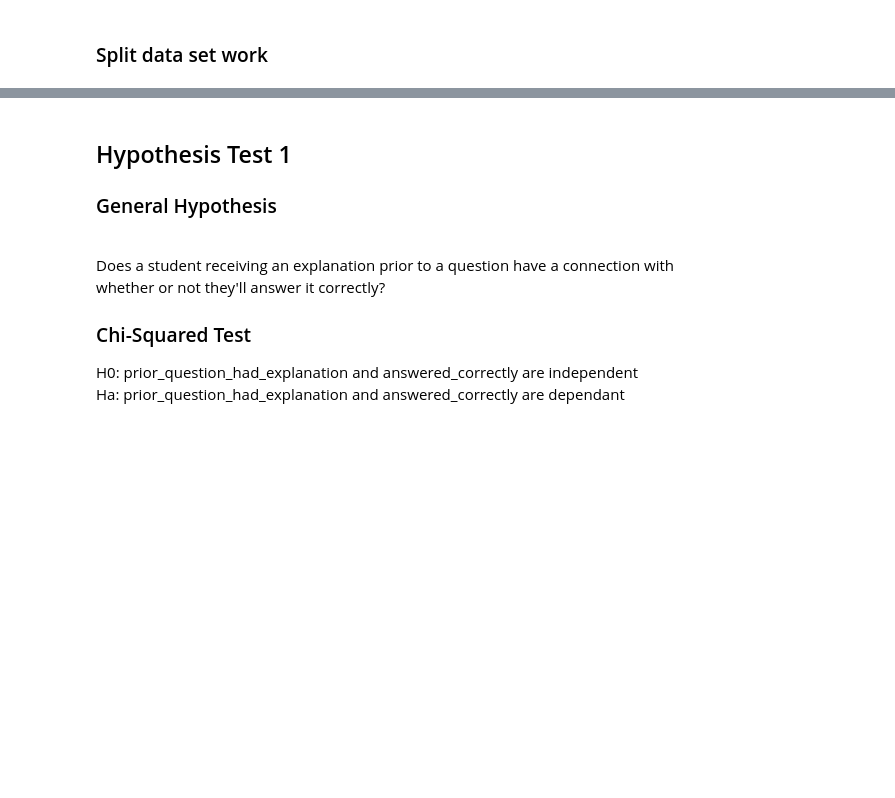
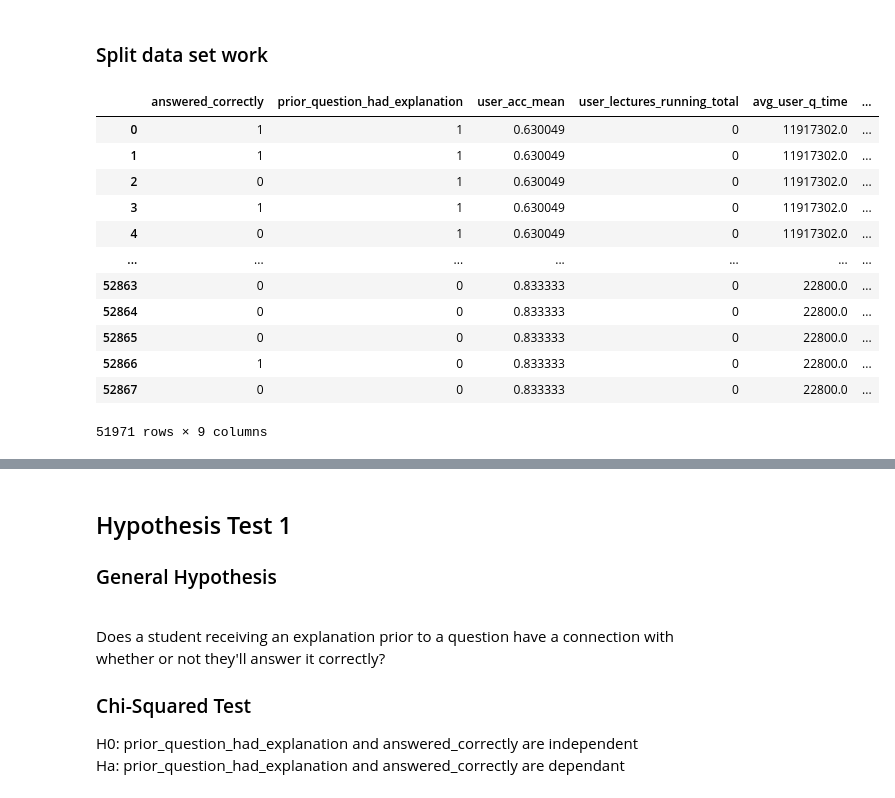
Before and after one commit to Riiid-Team/AI-Learning, a Jupyter notebook: MVP-Davila.ipynb, the cells around one changed output, grey strips where cells are left out. Saved outputs shown, nothing was run; the diff lists cells and outputs as text; code cells hidden in the pictures; blank space fills up the shorter version.

```diff
--- a/MVP-Davila.ipynb
+++ b/MVP-Davila.ipynb
@@ -9,6 +9,22 @@ import numpy as np
 from prepare import prep_riiid
 # %% [markdown]
 ### Split data set work
+# %%
+validate
+# %% [output]
+|  | answered_correctly | prior_question_had_explanation | user_acc_mean | user_lectures_running_total | avg_user_q_time | ... |
+| 0 | 1 | 1 | 0.630049 | 0 | 11917302.0 | ... |
+| 1 | 1 | 1 | 0.630049 | 0 | 11917302.0 | ... |
+| 2 | 0 | 1 | 0.630049 | 0 | 11917302.0 | ... |
+| 3 | 1 | 1 | 0.630049 | 0 | 11917302.0 | ... |
+| 4 | 0 | 1 | 0.630049 | 0 | 11917302.0 | ... |
+| ... | ... | ... | ... | ... | ... | ... |
+| 52863 | 0 | 0 | 0.833333 | 0 | 22800.0 | ... |
+| 52864 | 0 | 0 | 0.833333 | 0 | 22800.0 | ... |
+| 52865 | 0 | 0 | 0.833333 | 0 | 22800.0 | ... |
+| 52866 | 1 | 0 | 0.833333 | 0 | 22800.0 | ... |
+| 52867 | 0 | 0 | 0.833333 | 0 | 22800.0 | ... |
+51971 rows × 9 columns
 # %%
 train = pd.read_csv('train.csv')
 validate = pd.read_csv('validate.csv')
```
Also changed, not shown: parts of 9 cells of this notebook.
